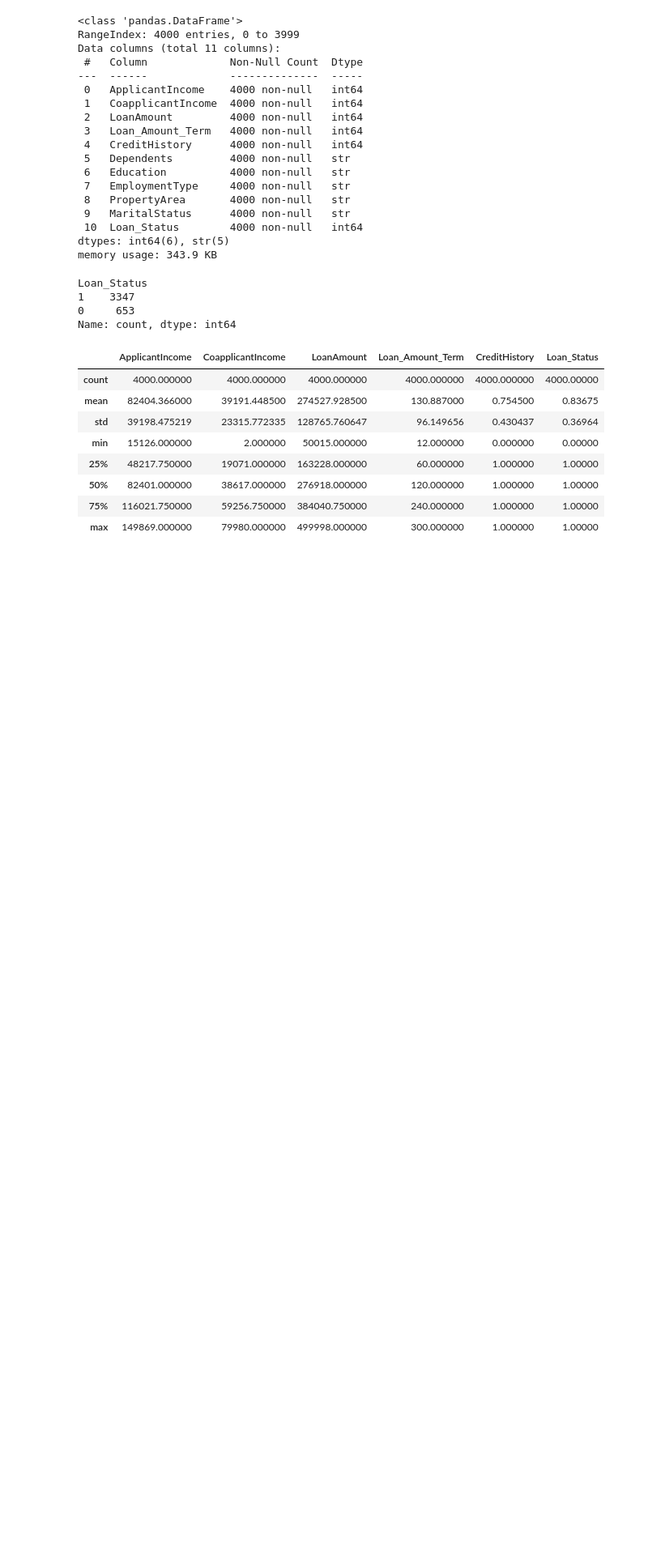
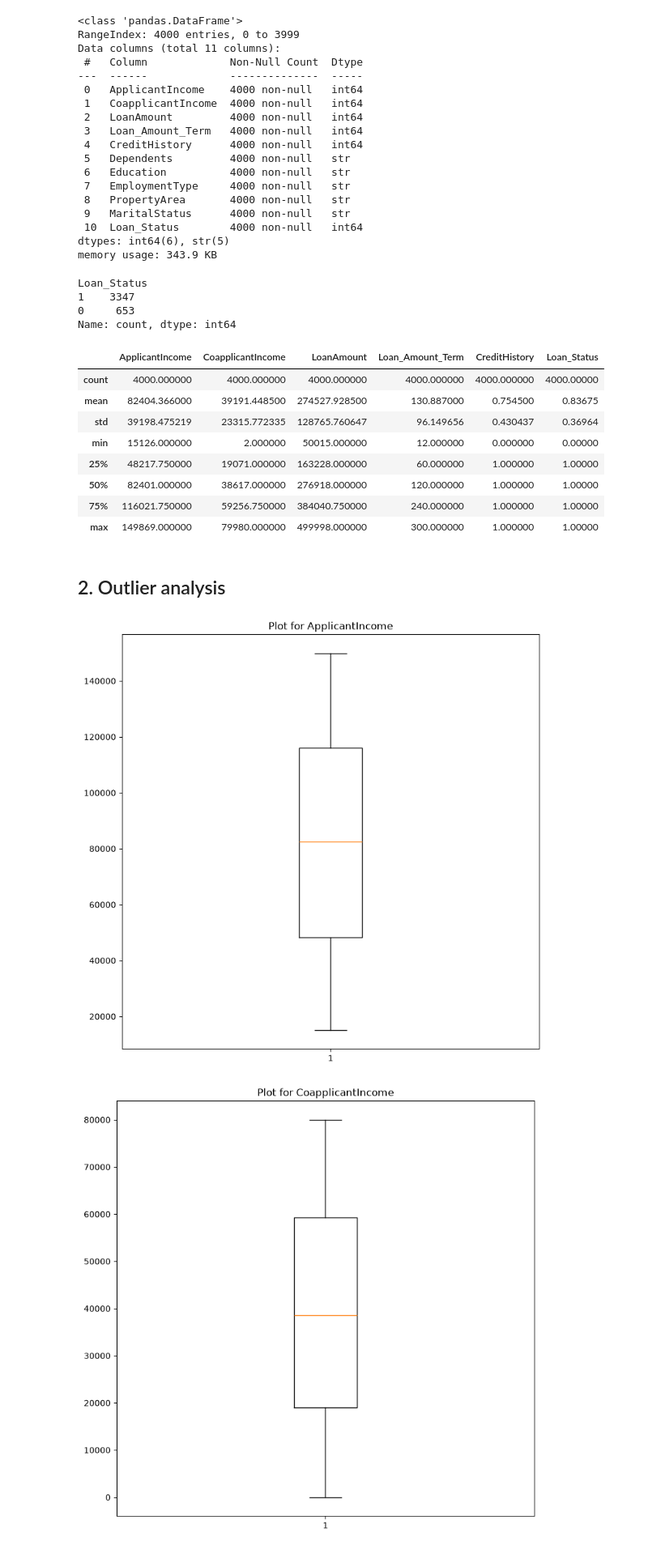
Before and after one commit to Dhairya-Dave-0204/Python-Learining, a Jupyter notebook: 6. Regression/Random Forest/Project2/ProjectSolution.ipynb, the cells around one changed output. Shown at 81% size. Drawn from its saved outputs; the diff is of its cells as text; code cells hidden in the pictures; blank space fills up the shorter version.

```diff
--- a/6. Regression/Random Forest/Project2/ProjectSolution.ipynb
+++ b/6. Regression/Random Forest/Project2/ProjectSolution.ipynb
@@ -92,3 +94,9 @@ df.describe()
 | 50% | 82401.000000 | 38617.000000 | 276918.000000 | 120.000000 | 1.000000 | 1.00000 |
 | 75% | 116021.750000 | 59256.750000 | 384040.750000 | 240.000000 | 1.000000 | 1.00000 |
 | max | 149869.000000 | 79980.000000 | 499998.000000 | 300.000000 | 1.000000 | 1.00000 |
+# %%
+dfcopy = df.copy()
+# %% [markdown]
+## 2. Outlier analysis
+# %%
+numeric_columns = dfcopy.select_dtypes(include='number')
@@ -94,0 +105,9 @@ df.describe()
+# %%
+for col in numeric_columns:
+    plt.figure(figsize=(9,9))
+    plt.boxplot(x=dfcopy[col])
+    plt.title(f"Plot for {col}")
+    plt.show()
+# %% [output]
+[figure, added]
+[figure, added]
```
Also changed, not shown: parts of 50 cells of this notebook, 1 other file.
